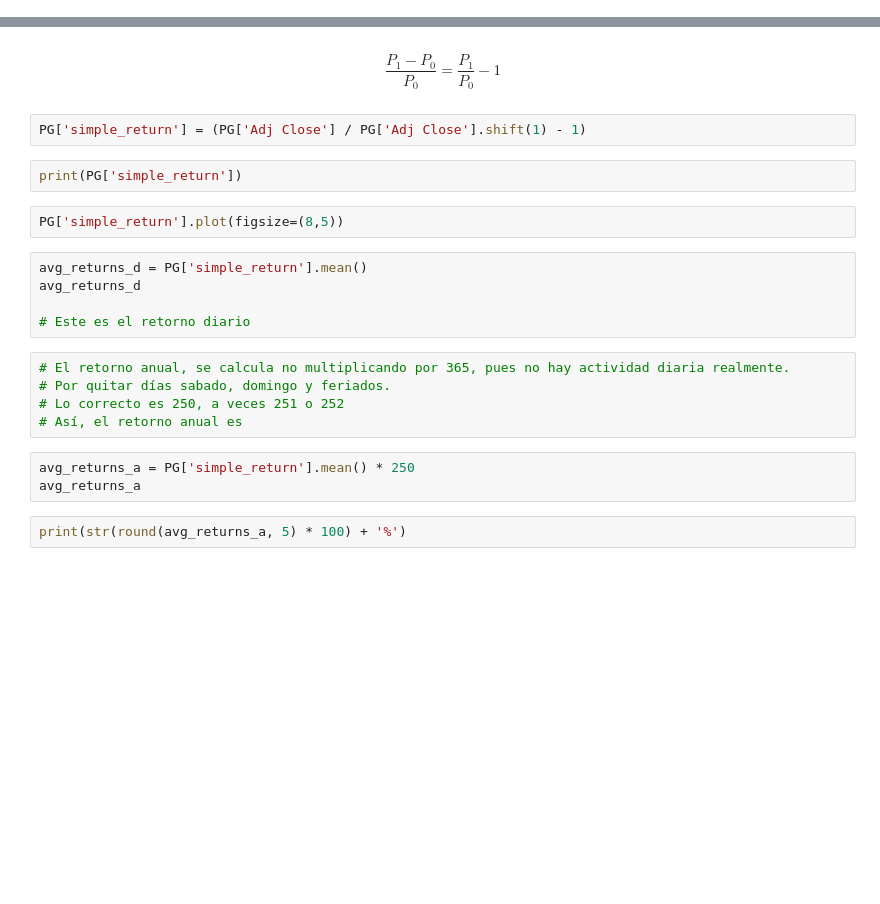
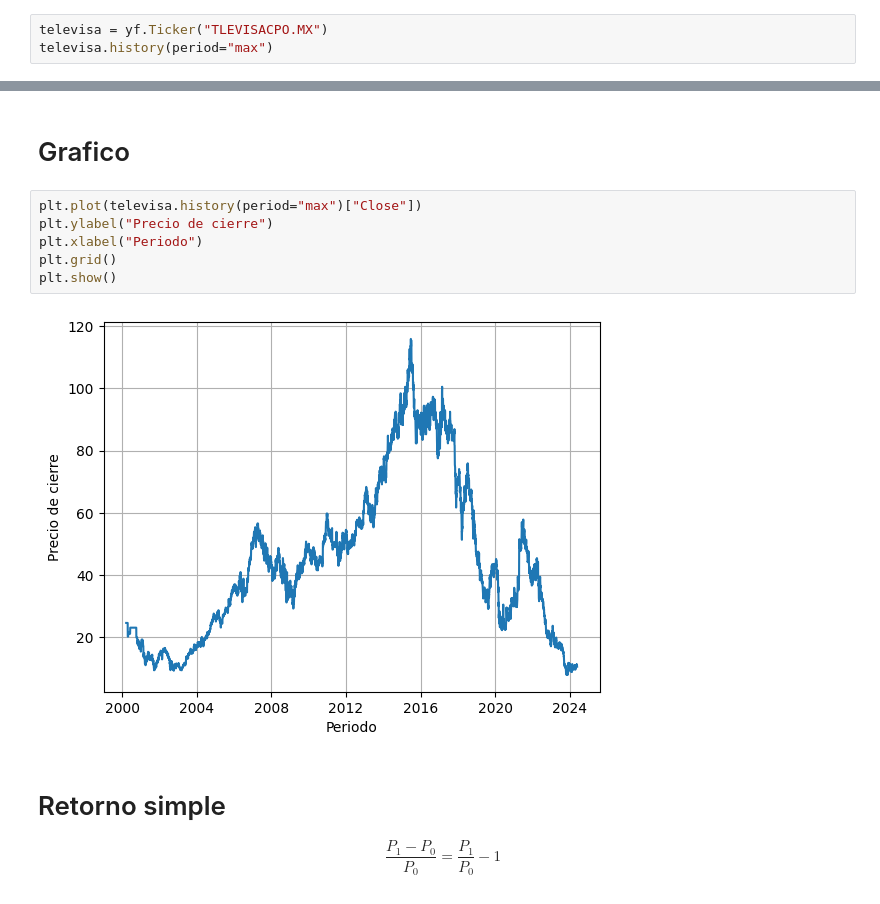
Before and after one commit to AyaxYordi/Simulacion-2---2024, a Jupyter notebook: Unidad IV/simple returns.ipynb, the cells around one changed output, grey strips where cells are left out. Saved outputs shown, nothing was run; the diff lists cells and outputs as text; blank space fills up the shorter version.

```diff
--- a/Unidad IV/simple returns.ipynb
+++ b/Unidad IV/simple returns.ipynb
@@ -24,0 +13,3 @@ Simple rate of return
+# %%
+televisa = yf.Ticker("TLEVISACPO.MX")
+televisa.history(period="max")
@@ -25,23 +49,14 @@ Simple rate of return
+# %% [markdown]
+# Grafico
+# %%
+plt.plot(televisa.history(period="max")["Close"])
+plt.ylabel("Precio de cierre")
+plt.xlabel("Periodo")
+plt.grid()
+plt.show()
+# %% [output]
+[figure, added]
 # %% [markdown]
-$$\frac{P_1-P_0}{P_0}=\frac{P_1}{P_0}-1$$
+# Retorno simple
+
+$$\dfrac{P_1-P_0}{P_0}=\dfrac{P_1}{P_0}-1$$
-# %%
-PG['simple_return'] = (PG['Adj Close'] / PG['Adj Close'].shift(1) - 1)
-# %%
-print(PG['simple_return'])
-# %%
-PG['simple_return'].plot(figsize=(8,5))
-# %%
-avg_returns_d = PG['simple_return'].mean()
-avg_returns_d
-
-# Este es el retorno diario
-# %%
-# El retorno anual, se calcula no multiplicando por 365, pues no hay actividad diaria realmente.
-# Por quitar días sabado, domingo y feriados.
-# Lo correcto es 250, a veces 251 o 252
-# Así, el retorno anual es
-# %%
-avg_returns_a = PG['simple_return'].mean() * 250
-avg_returns_a
-# %%
-print(str(round(avg_returns_a, 5) * 100) + '%')
```
Also changed, not shown: parts of 19 cells of this notebook.
